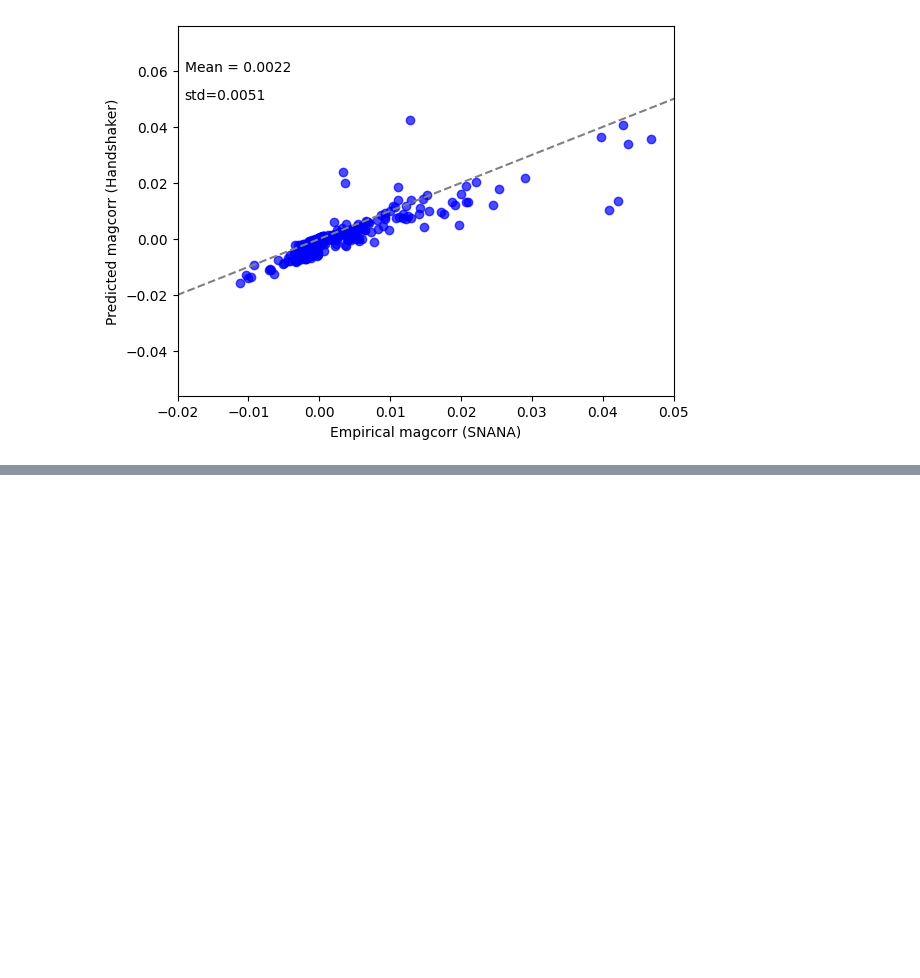
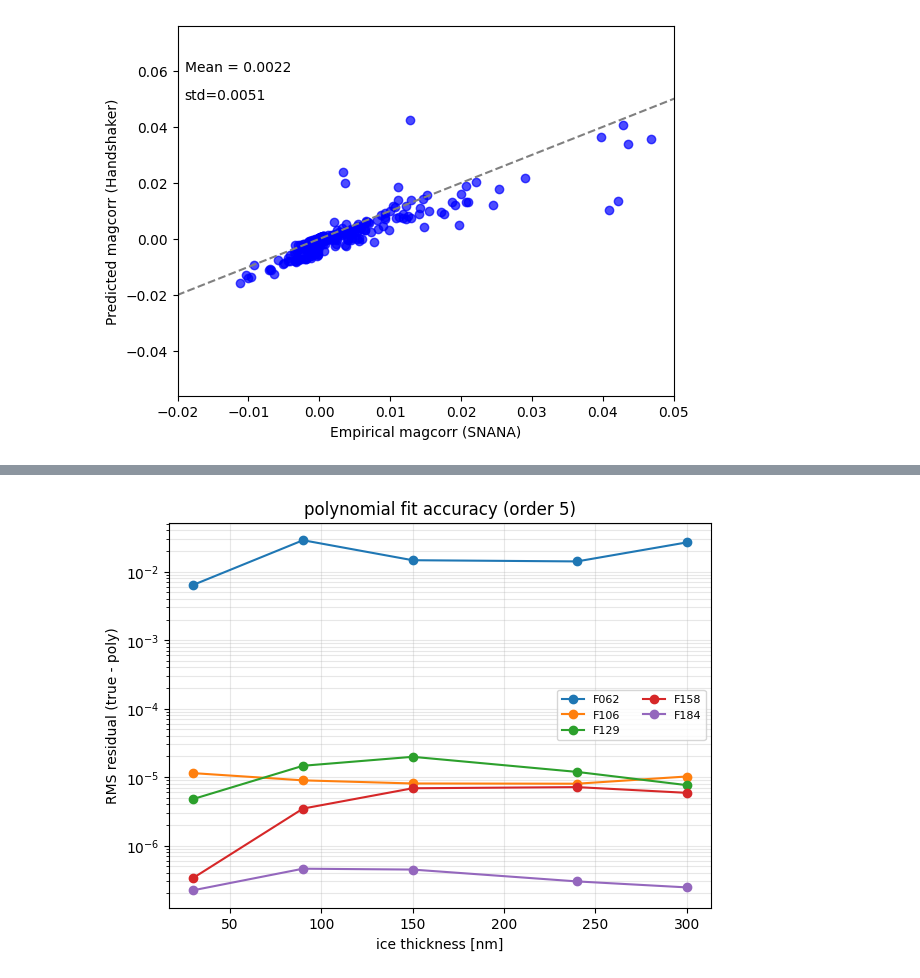
Before and after one commit to rujutapurohit/handshaker, a Jupyter notebook: handshaker.ipynb, the cells around one changed output, grey strips where cells are left out. Drawn from its saved outputs; the diff is of its cells as text; code cells hidden in the pictures; blank space fills up the shorter version.

```diff
--- a/handshaker.ipynb
+++ b/handshaker.ipynb
@@ -438,0 +611,11 @@ plt.savefig("handshaker_snana_scatter.png")
+# %%
+fig, ax = plt.subplots(figsize=(7, 5))
+for band, gb in summary.groupby("band"):
+    gb = gb.sort_values("ice_thick_nm")
+    ax.plot(gb.ice_thick_nm, gb.residual_rms, marker="o", label=band)
+ax.set(xlabel="ice thickness [nm]", ylabel="RMS residual (true - poly)", yscale="log",
+       title=f"polynomial fit accuracy (order {int(summary.order.iloc[0])})")
+ax.grid(alpha=.3, which="both"); ax.legend(ncol=2, fontsize=8)
+plt.show()
+# %% [output]
+[figure, added]
```
Also changed, not shown: parts of 29 cells of this notebook, 57 other files.
